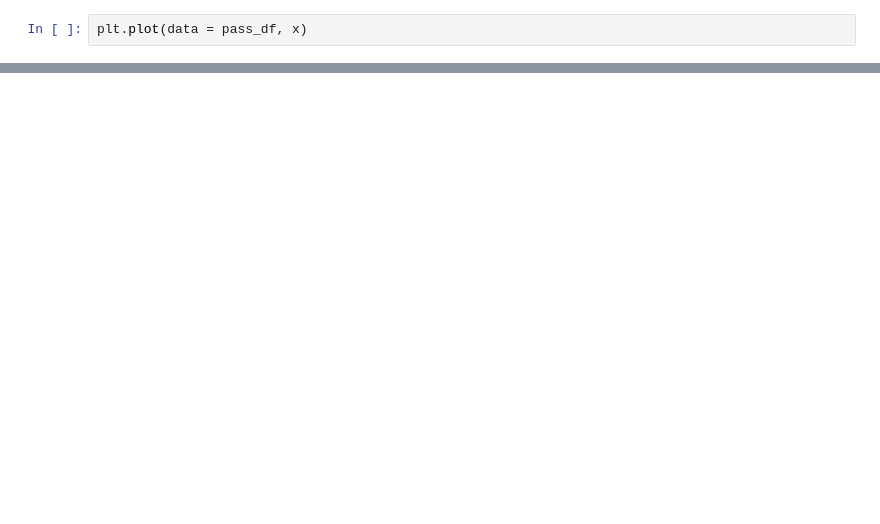
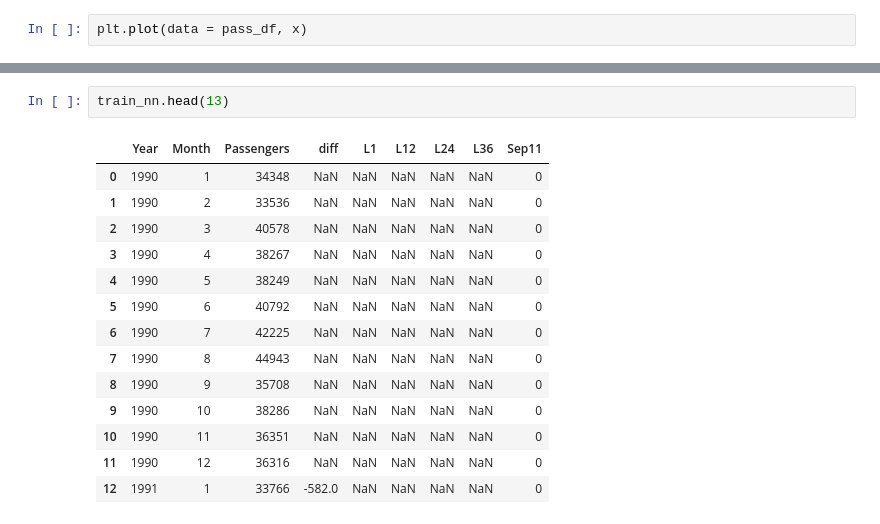
Before and after one commit to fred-lindsey/msa_ml_repo, a Jupyter notebook: time_series.ipynb, the cells around one changed output, grey strips where cells are left out. Drawn from its saved outputs; the diff is of its cells as text; blank space fills up the shorter version.

```diff
--- a/time_series.ipynb
+++ b/time_series.ipynb
@@ -991,0 +1036,17 @@ plt.plot(data = pass_df, x)
+# %%
+train_nn.head(13)
+# %% [output]
+|  | Year | Month | Passengers | diff | L1 | L12 | L24 | L36 | Sep11 |
+| 0 | 1990 | 1 | 34348 | NaN | NaN | NaN | NaN | NaN | 0 |
+| 1 | 1990 | 2 | 33536 | NaN | NaN | NaN | NaN | NaN | 0 |
+| 2 | 1990 | 3 | 40578 | NaN | NaN | NaN | NaN | NaN | 0 |
+| 3 | 1990 | 4 | 38267 | NaN | NaN | NaN | NaN | NaN | 0 |
+| 4 | 1990 | 5 | 38249 | NaN | NaN | NaN | NaN | NaN | 0 |
+| 5 | 1990 | 6 | 40792 | NaN | NaN | NaN | NaN | NaN | 0 |
+| 6 | 1990 | 7 | 42225 | NaN | NaN | NaN | NaN | NaN | 0 |
+| 7 | 1990 | 8 | 44943 | NaN | NaN | NaN | NaN | NaN | 0 |
+| 8 | 1990 | 9 | 35708 | NaN | NaN | NaN | NaN | NaN | 0 |
+| 9 | 1990 | 10 | 38286 | NaN | NaN | NaN | NaN | NaN | 0 |
+| 10 | 1990 | 11 | 36351 | NaN | NaN | NaN | NaN | NaN | 0 |
+| 11 | 1990 | 12 | 36316 | NaN | NaN | NaN | NaN | NaN | 0 |
+| 12 | 1991 | 1 | 33766 | -582.0 | NaN | NaN | NaN | NaN | 0 |
```
Also changed, not shown: parts of 9 cells of this notebook, 39 other files.
